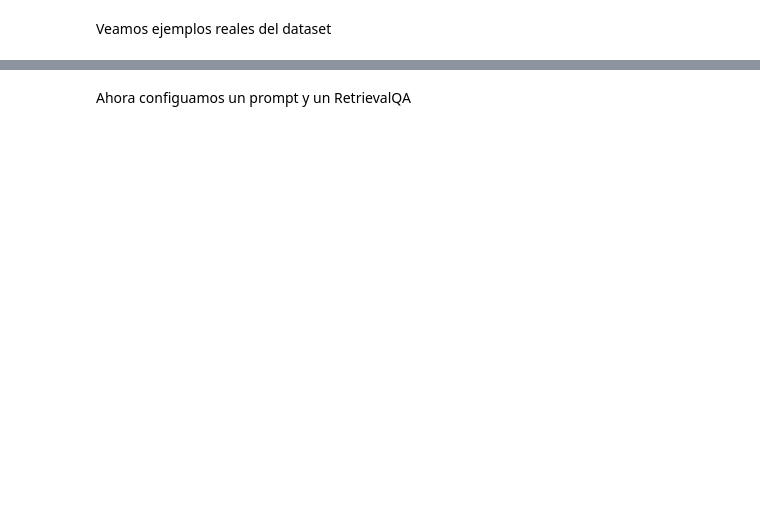
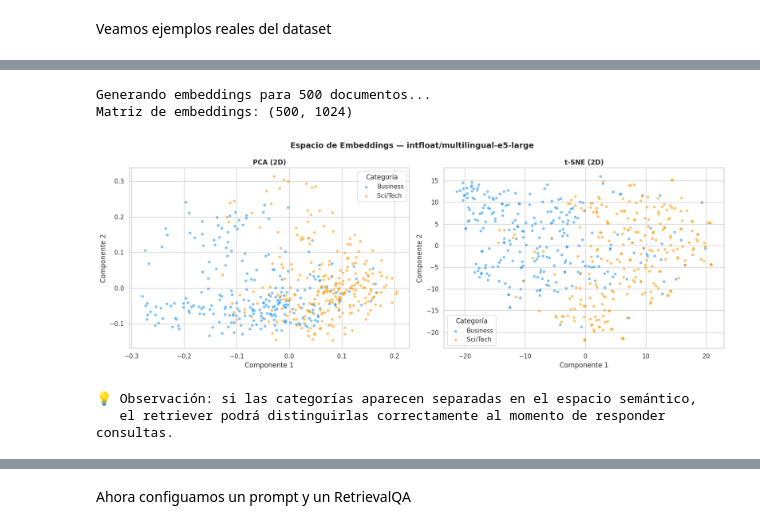
Before and after one commit to sebastianb92/nlp-labs, a Jupyter notebook: Session6/1-Chatbot-langchain.ipynb, the cells around one changed output, grey strips where cells are left out. Saved outputs shown, nothing was run; the diff lists cells and outputs as text; code cells hidden in the pictures; blank space fills up the shorter version.

```diff
--- a/Session6/1-Chatbot-langchain.ipynb
+++ b/Session6/1-Chatbot-langchain.ipynb
@@ -232,8 +287,8 @@ def clean_text(text):
 df_filtered['clean_text'] = df_filtered['text'].apply(clean_text)
 
 # Samplear subconjunto manejable ---
-# Usamos 2000 artículos para un demo rápido
-N_SAMPLES = 2000
+# Usamos 4000 artículos para un demo rápido
+N_SAMPLES = 4000
 df_sample = df_filtered.sample(N_SAMPLES, random_state=42).reset_index(drop=True)
 print(f"\n Muestra seleccionada: {len(df_sample):,} artículos")
 
@@ -340,0 +390,60 @@ llm = ChatGoogleGenerativeAI(
+# %%
+# ============================================================
+# VISUALIZACIÓN DEL ESPACIO DE EMBEDDINGS (PCA + t-SNE)
+# ============================================================
+# Tomamos una muestra aleatoria para reducir el tiempo de cómputo
+
+from sklearn.decomposition import PCA
+from sklearn.manifold import TSNE
+import numpy as np
+
+SAMPLE_VIZ = 500
+df_viz = df_sample.sample(SAMPLE_VIZ, random_state=42).reset_index(drop=True)
+texts_viz   = [f"passage: {t}" for t in df_viz['clean_text'].tolist()]
+labels_viz  = df_viz['category'].tolist()
+
+print(f"Generando embeddings para {SAMPLE_VIZ} documentos...")
+emb_matrix = np.array(embeddings.embed_documents(texts_viz))
+print(f"Matriz de embeddings: {emb_matrix.shape}")
+
+# --- PCA a 50 dims primero (acelera t-SNE) ---
+pca50 = PCA(n_components=50, random_state=42)
+emb_pca50 = pca50.fit_transform(emb_matrix)
+
+# --- t-SNE a 2 dims ---
+tsne = TSNE(n_components=2, perplexity=40, random_state=42, n_iter=500)
+emb_2d = tsne.fit_transform(emb_pca50)
+
+# --- Gráfico ---
+fig, axes = plt.subplots(1, 2, figsize=(16, 6))
+fig.suptitle('Espacio de Embeddings — intfloat/multilingual-e5-large', fontsize=14, fontweight='bold')
+
+colors_map = {'Business': '#2196F3', 'Sci/Tech': '#FF9800'}
+
+for cat, color in colors_map.items():
+    mask = [l == cat for l in labels_viz]
+    x = emb_2d[mask, 0]; y = emb_2d[mask, 1]
+
+    # PCA (primeras 2 dims)
+    pca2 = PCA(n_components=2, random_state=42)
+    emb_pca2 = pca2.fit_transform(emb_matrix)
+    axes[0].scatter(emb_pca2[mask, 0], emb_pca2[mask, 1],
+                    c=color, label=cat, alpha=0.5, s=15)
+    # t-SNE
+    axes[1].scatter(x, y, c=color, label=cat, alpha=0.5, s=15)
+
+for ax, title in zip(axes, ['PCA (2D)', 't-SNE (2D)']):
+    ax.set_title(title, fontweight='bold')
+    ax.legend(title='Categoría')
+    ax.set_xlabel('Componente 1'); ax.set_ylabel('Componente 2')
+
+plt.tight_layout()
+plt.show()
+print("\n💡 Observación: si las categorías aparecen separadas en el espacio semántico,")
+print("   el retriever podrá distinguirlas correctamente al momento de responder consultas.")
+# %% [output]
+Generando embeddings para 500 documentos...
+Matriz de embeddings: (500, 1024)
+[figure, added]
+💡 Observación: si las categorías aparecen separadas en el espacio semántico,
+   el retriever podrá distinguirlas correctamente al momento de responder consultas.
```
Also changed, not shown: parts of 47 cells of this notebook.
